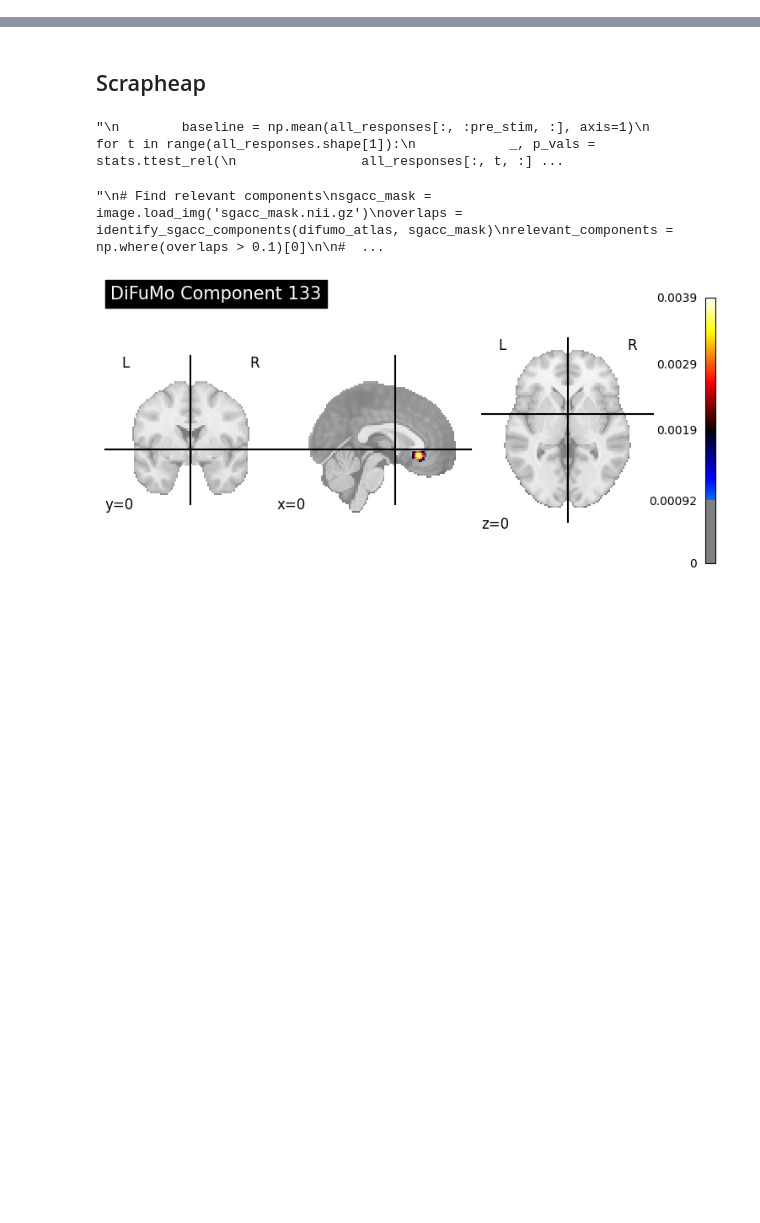
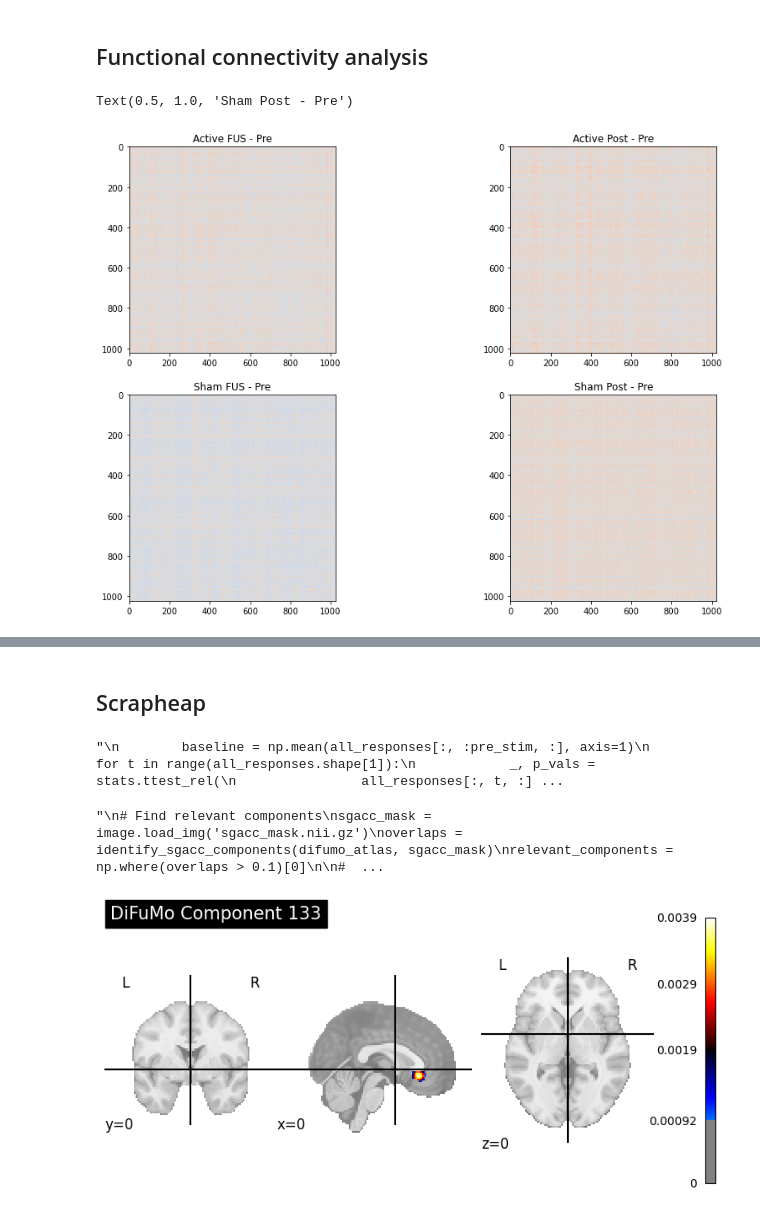
Before and after one commit to dmochow/fus, a Jupyter notebook: code/analyze_resampled_preprocessed_bold.ipynb, the cells around one changed output, grey strips where cells are left out. Saved outputs shown, nothing was run; the diff lists cells and outputs as text; code cells hidden in the pictures; blank space fills up the shorter version.

```diff
--- a/code/analyze_resampled_preprocessed_bold.ipynb
+++ b/code/analyze_resampled_preprocessed_bold.ipynb
@@ -302,0 +203,19 @@ plt.plot(time_series['sham'][1][:, 133])
+# %%
+if generate_time_series:
+    path_to_difumo = '/Users/jacekdmochowski/.cache/templateflow/tpl-MNI152NLin2009cAsym/tpl-MNI152NLin2009cAsym_res-02_atlas-DiFuMo_desc-1024dimensions_probseg.nii.gz'
+    try:
+        difumo_atlas = load_difumo_atlas(path_to_difumo)
+    except ValueError as e:
+        print(f"Error loading DiFuMo atlas: {e}")
+        print("Attempting to download from TemplateFlow")
+        if path_to_difumo is None:
+            path_to_difumo = api.get('MNI152NLin2009cAsym', atlas="DiFuMo", desc="1024dimensions", resolution=2, suffix="probseg", extension="nii.gz")
+        difumo_atlas = nib.load(path_to_difumo)
+# %%
+if generate_time_series:
+    time_series = load_and_prepare_data(bold_files, confounds_files, difumo_atlas)
+    with open('../data/precomputed/difumo_time_series.pkl', 'wb') as f:
+        pickle.dump(time_series, f)
+else:
+    with open('../data/precomputed/difumo_time_series.pkl', 'rb') as f:
+        time_series = pickle.load(f)
@@ -302,0 +419,2 @@ plt.plot(time_series['sham'][1][:, 133])
+# %% [markdown]
+## Functional connectivity analysis
@@ -302,0 +452,26 @@ plt.plot(time_series['sham'][1][:, 133])
+# %%
+# display the averaged fc matrices before during and at the end of stimulation
+fig, ax = plt.subplots(2, 2, figsize=(15, 10))
+
+# Active
+ax[0, 0].imshow( np.mean(all_corrmat_active_fus, axis=2) - np.mean(all_corrmat_active_pre, axis=2) , cmap='coolwarm', vmin=-.2, vmax=.2)
+ax[0, 0].set_title('Active FUS - Pre')
+
+ax[0, 1].imshow(np.mean(all_corrmat_active_post, axis=2) - np.mean(all_corrmat_active_pre, axis=2), cmap='coolwarm', vmin=-.2, vmax=.2)
+ax[0, 1].set_title('Active Post - Pre')
+
+#ax[0, 2].imshow(np.mean(all_corrmat_active_post, axis=2), cmap='coolwarm', vmin=-.2, vmax=.2)
+#ax[0, 2].set_title('Active Post')
+
+# Sham
+ax[1, 0].imshow(np.mean(all_corrmat_sham_fus, axis=2) - np.mean(all_corrmat_sham_pre, axis=2), cmap='coolwarm', vmin=-.2, vmax=.2)
+ax[1, 0].set_title('Sham FUS - Pre')
+
+ax[1, 1].imshow(np.mean(all_corrmat_sham_post, axis=2) - np.mean(all_corrmat_sham_fus, axis=2), cmap='coolwarm', vmin=-.2, vmax=.2)
+ax[1, 1].set_title('Sham Post - Pre')
+
+#ax[1, 2].imshow(np.mean(all_corrmat_sham_post, axis=2), cmap='coolwarm', vmin=-.2, vmax=.2)
+#ax[1, 2].set_title('Sham Post')
+# %% [output]
+Text(0.5, 1.0, 'Sham Post - Pre')
+[figure, added]
```
Also changed, not shown: parts of 49 cells of this notebook.
